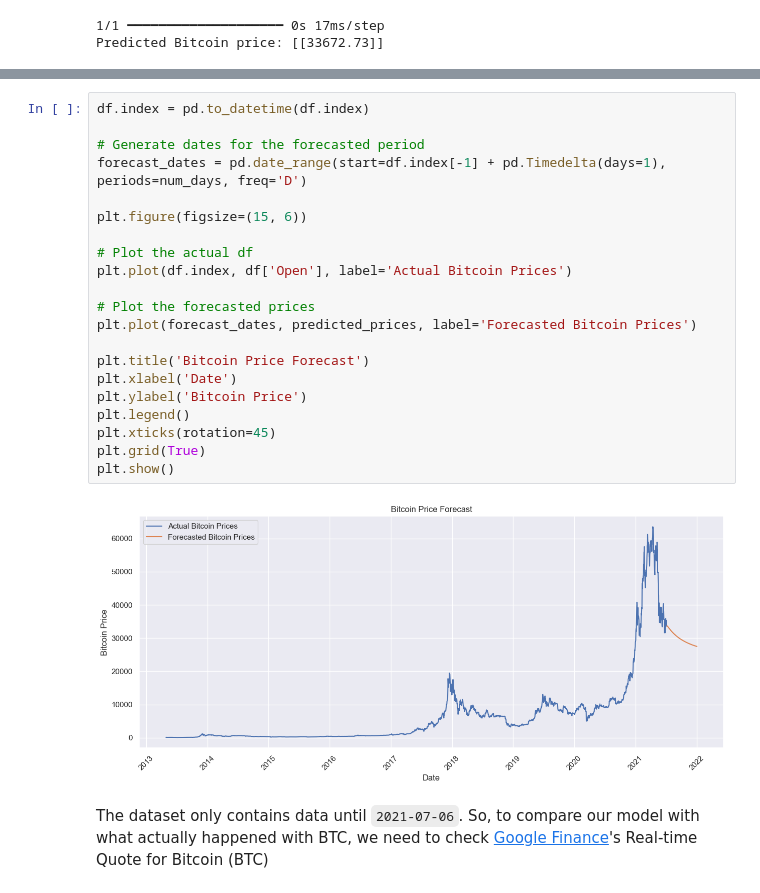
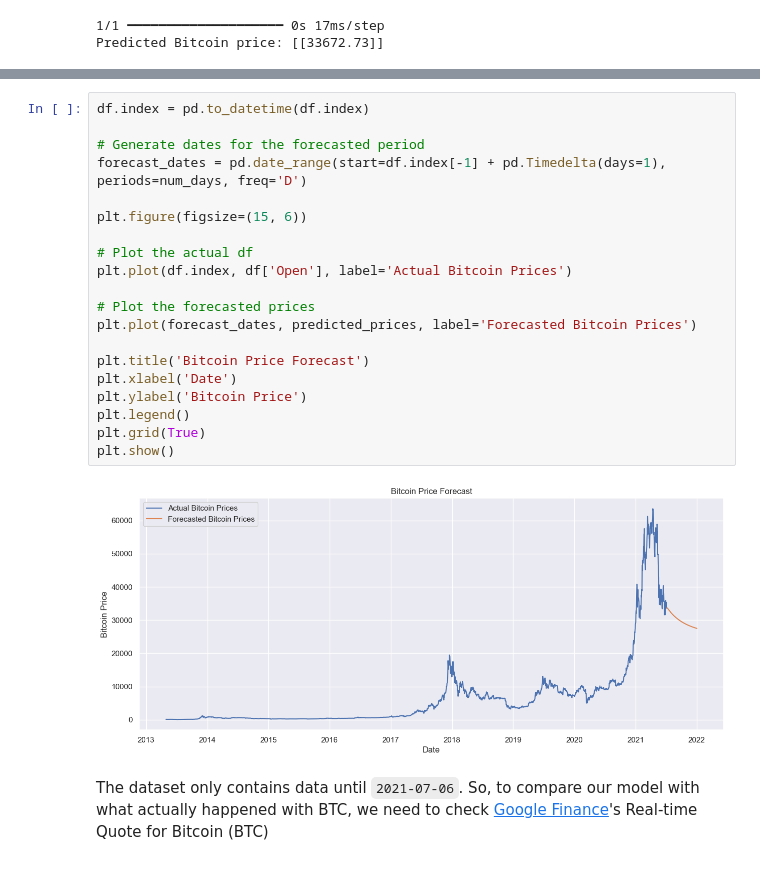
Before and after one commit to Harmxn02/DL-Project-Bitcoin, a Jupyter notebook: main.ipynb, the cells around one changed output, grey strips where cells are left out. Saved outputs shown, nothing was run; the diff lists cells and outputs as text.

```diff
--- a/main.ipynb
+++ b/main.ipynb
@@ -390,26 +390,25 @@ print("Predicted Bitcoin prices for the next 30 days:", predicted_prices)
 # %%
 df.index = pd.to_datetime(df.index)
 
 # Generate dates for the forecasted period
 forecast_dates = pd.date_range(start=df.index[-1] + pd.Timedelta(days=1), periods=num_days, freq='D')
 
 plt.figure(figsize=(15, 6))
 
 # Plot the actual df
 plt.plot(df.index, df['Open'], label='Actual Bitcoin Prices')
 
 # Plot the forecasted prices
 plt.plot(forecast_dates, predicted_prices, label='Forecasted Bitcoin Prices')
 
 plt.title('Bitcoin Price Forecast')
 plt.xlabel('Date')
 plt.ylabel('Bitcoin Price')
 plt.legend()
-plt.xticks(rotation=45)
 plt.grid(True)
 plt.show()
 # %% [output]
-[figure, old version]
+[figure, new version]
 # %% [markdown]
 The dataset only contains data until `2021-07-06`. So, to compare our model with what actually happened with BTC, we need to check [Google Finance](https://www.google.com/finance/quote/BTC-USD?hl=en&window=MAX)'s Real-time Quote for Bitcoin (BTC)
 # %% [markdown]
```
